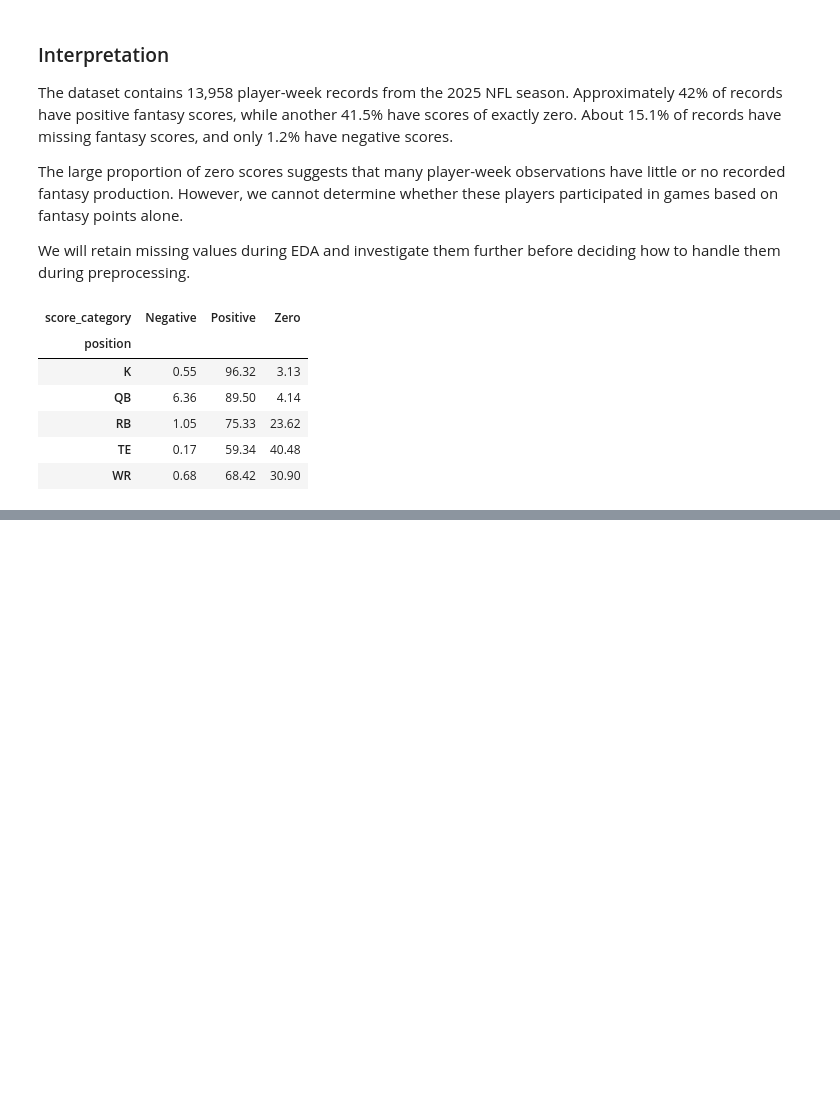
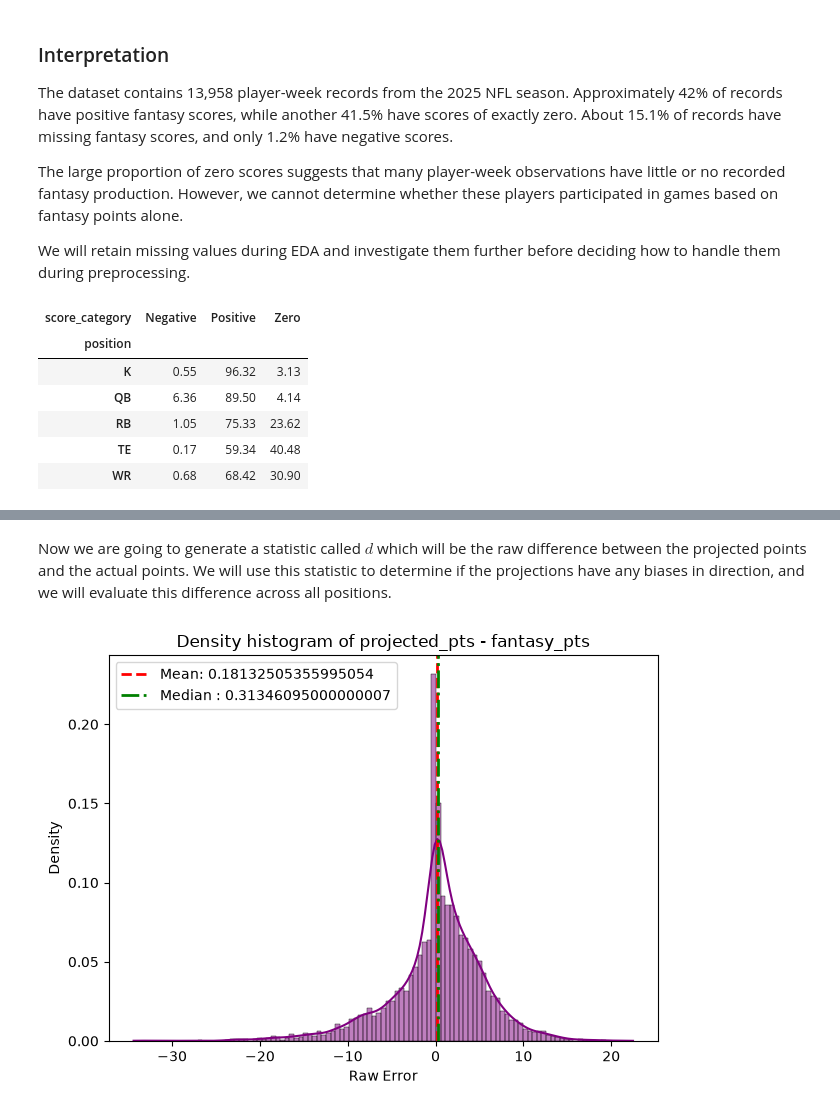
Before and after one commit to trma2416/CSCI_5502_Fantasy_Project, a Jupyter notebook: notebooks/EDA.ipynb, the cells around one changed output, grey strips where cells are left out. Cells and saved outputs as stored; diff of their text form; code cells hidden in the pictures; blank space fills up the shorter version.

Commit message:
added more visualizations

```diff
--- a/notebooks/EDA.ipynb
+++ b/notebooks/EDA.ipynb
@@ -246,3 +247,43 @@ TE    1739
 QB     676
 K      543
 Name: count, dtype: int64
+# %% [markdown]
+Now we are going to generate a statistic called $d$ which will be the raw difference between the projected points and the actual points. We will use this statistic to determine if the projections have any biases in direction, and we will evaluate this difference across all positions.
+# %%
+df["d"] = df["projected_points"] - df["fantasy_points"]
+
+# df.head()
+
+positions = df["position"].unique().tolist()
+
+avg = df["d"].mean()
+med = df["d"].median()
+
+ax = sns.histplot(df, x = "d", kde=True, color="purple", stat="density")
+plt.title("Density histogram of projected_pts - fantasy_pts")
+
+plt.axvline(
+    avg,
+    color="red",
+    linestyle="--",
+    linewidth=2,
+    label = f"Mean: {avg}"
+
+)
+plt.axvline(
+    med,
+    color="green",
+    linestyle="-.",
+    linewidth=2,
+    label = f"Median : {med}"
+
+)
+
+plt.xlabel("Raw Error")
+plt.ylabel("Density")
+plt.legend()
+plt.tight_layout()
+
+plt.show()
+# %% [output]
+[figure, added]
```
Also changed, not shown: parts of 8 cells of this notebook.
